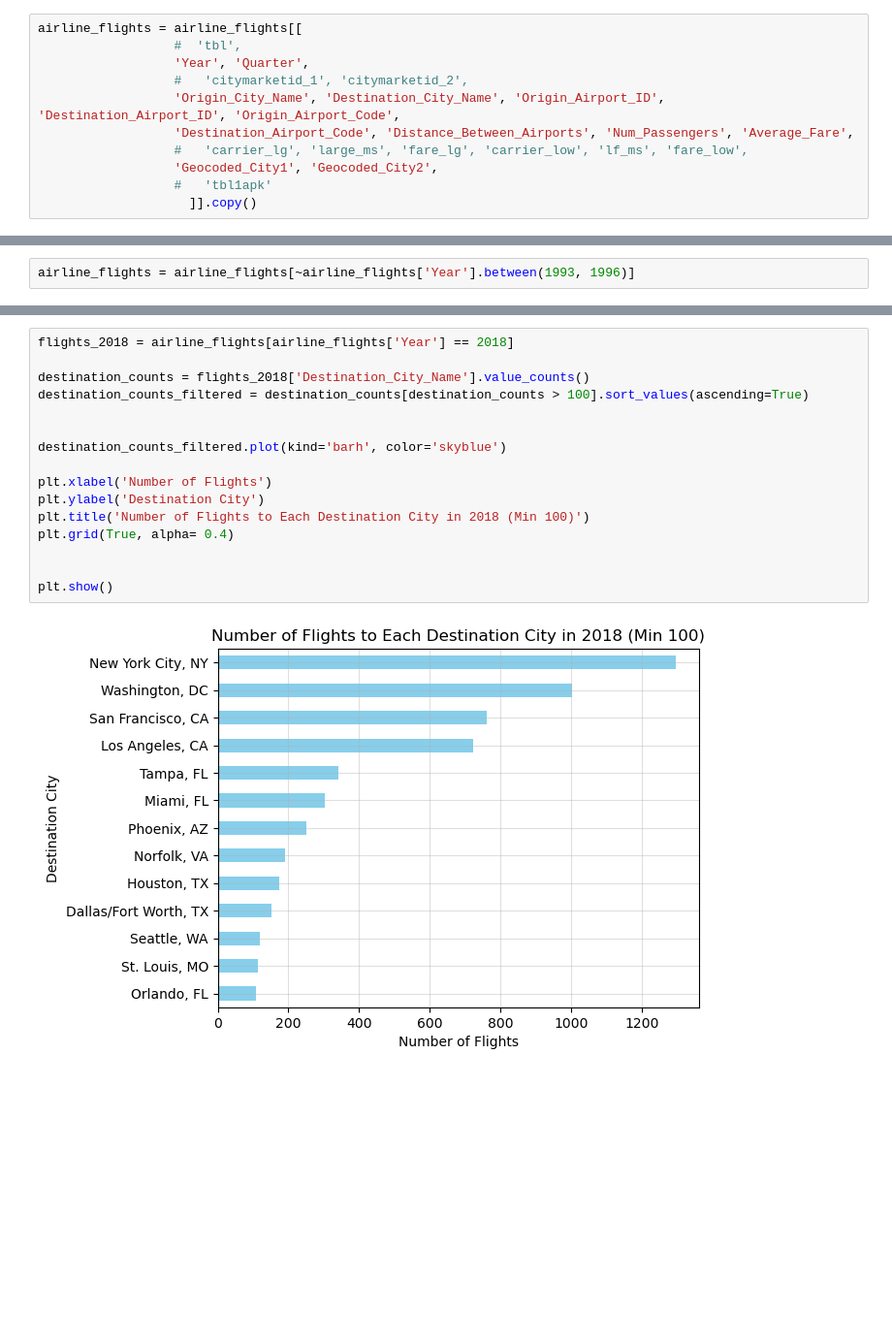
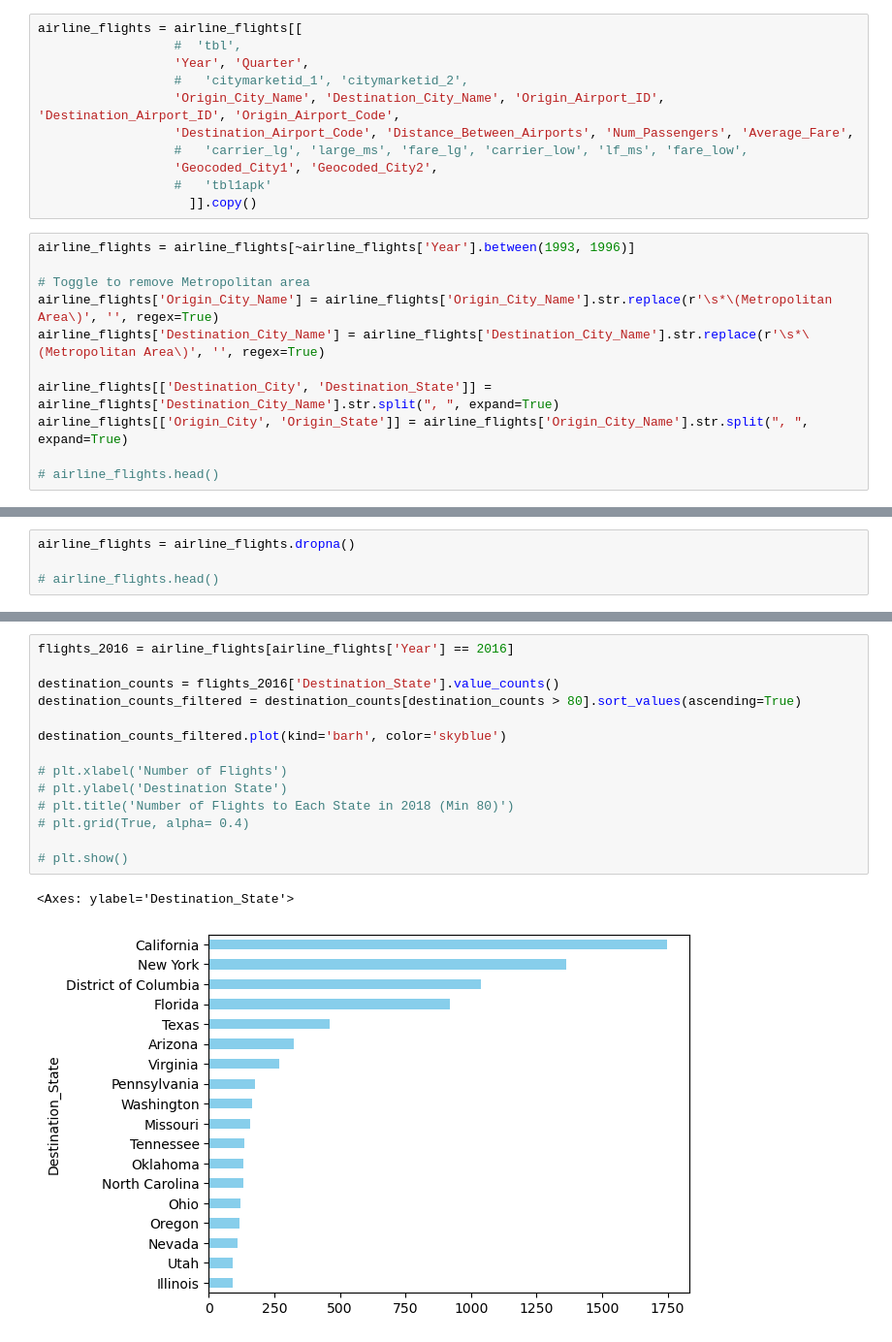
Before and after one commit to cosmopaladin/project-1, a Jupyter notebook: project1.ipynb, the cells around one changed output, grey strips where cells are left out. Shown at 97% size. Cells and saved outputs as stored; diff of their text form; blank space fills up the shorter version.

Commit message:
Pushing updated project1 file, currently meking year by year charts.

```diff
--- a/project1.ipynb
+++ b/project1.ipynb
@@ -125,3 +57,14 @@ airline_flights = airline_flights[[
                   'Geocoded_City1', 'Geocoded_City2',
                   #   'tbl1apk'
                     ]].copy()
+# %%
+airline_flights = airline_flights[~airline_flights['Year'].between(1993, 1996)]
+
+# Toggle to remove Metropolitan area
+airline_flights['Origin_City_Name'] = airline_flights['Origin_City_Name'].str.replace(r'\s*\(Metropolitan Area\)', '', regex=True)
+airline_flights['Destination_City_Name'] = airline_flights['Destination_City_Name'].str.replace(r'\s*\(Metropolitan Area\)', '', regex=True)
+
+airline_flights[['Destination_City', 'Destination_State']] = airline_flights['Destination_City_Name'].str.split(", ", expand=True)
+airline_flights[['Origin_City', 'Origin_State']] = airline_flights['Origin_City_Name'].str.split(", ", expand=True)
+
+# airline_flights.head()
@@ -128,2 +130,4 @@ airline_flights = airline_flights[[
 # %%
-airline_flights = airline_flights[~airline_flights['Year'].between(1993, 1996)]
+airline_flights = airline_flights.dropna()
+
+# airline_flights.head()
@@ -180,21 +151,20 @@ airline_flights_cleaned
 # %%
-flights_2018 = airline_flights[airline_flights['Year'] == 2018]
+flights_2016 = airline_flights[airline_flights['Year'] == 2016]
 
-destination_counts = flights_2018['Destination_City_Name'].value_counts()
-destination_counts_filtered = destination_counts[destination_counts > 100].sort_values(ascending=True)
-
+destination_counts = flights_2016['Destination_State'].value_counts()
+destination_counts_filtered = destination_counts[destination_counts > 80].sort_values(ascending=True)
 
 destination_counts_filtered.plot(kind='barh', color='skyblue')
 
-plt.xlabel('Number of Flights')
-plt.ylabel('Destination City')
-plt.title('Number of Flights to Each Destination City in 2018 (Min 100)')
-plt.grid(True, alpha= 0.4)
+# plt.xlabel('Number of Flights')
+# plt.ylabel('Destination State')
+# plt.title('Number of Flights to Each State in 2018 (Min 80)')
+# plt.grid(True, alpha= 0.4)
 
-
-plt.show()
+# plt.show()
 # %% [output]
+<Axes: ylabel='Destination_State'>
-[figure, old version]
+[figure, new version]
 # %%
 flights_2018 = airline_flights[airline_flights['Year'] == 2018]
 
```
Also changed, not shown: parts of 29 cells of this notebook.
